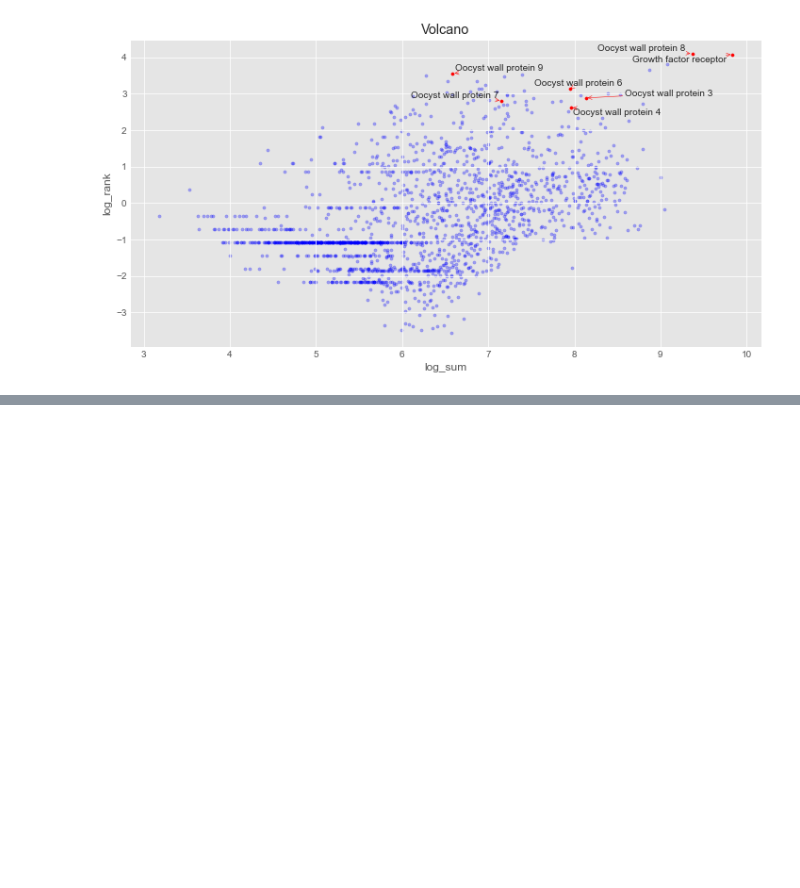
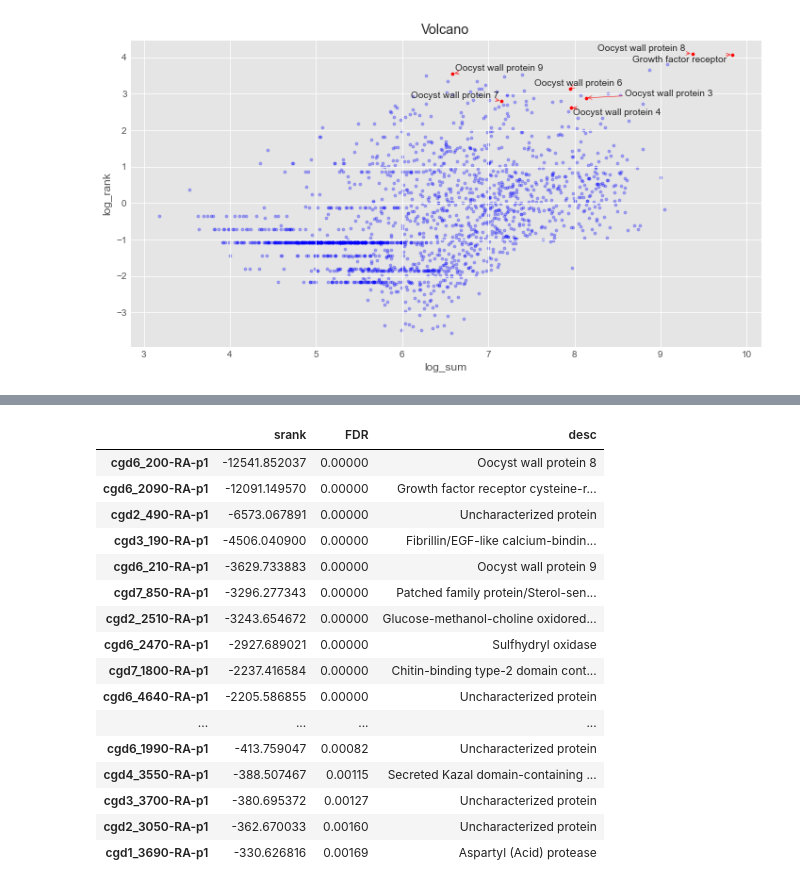
Before and after one commit to mtinti/oocyst_wall_proteome, a Jupyter notebook: notebooks/analysis.ipynb, the cells around one changed output, grey strips where cells are left out. Cells and saved outputs as stored; diff of their text form; code cells hidden in the pictures; blank space fills up the shorter version.

```diff
--- a/notebooks/analysis.ipynb
+++ b/notebooks/analysis.ipynb
@@ -740,3 +738,23 @@ No handles with labels found to put in legend.
+# %%
+viz.sort_values('srank')[['srank','FDR','desc']].head(50)
+# %% [output]
+|  | srank | FDR | desc |
+| cgd6_200-RA-p1 | -12541.852037 | 0.00000 | Oocyst wall protein 8 |
+| cgd6_2090-RA-p1 | -12091.149570 | 0.00000 | Growth factor receptor cysteine-r... |
+| cgd2_490-RA-p1 | -6573.067891 | 0.00000 | Uncharacterized protein |
+| cgd3_190-RA-p1 | -4506.040900 | 0.00000 | Fibrillin/EGF-like calcium-bindin... |
+| cgd6_210-RA-p1 | -3629.733883 | 0.00000 | Oocyst wall protein 9 |
+| cgd7_850-RA-p1 | -3296.277343 | 0.00000 | Patched family protein/Sterol-sen... |
+| cgd2_2510-RA-p1 | -3243.654672 | 0.00000 | Glucose-methanol-choline oxidored... |
+| cgd6_2470-RA-p1 | -2927.689021 | 0.00000 | Sulfhydryl oxidase |
+| cgd7_1800-RA-p1 | -2237.416584 | 0.00000 | Chitin-binding type-2 domain cont... |
+| cgd6_4640-RA-p1 | -2205.586855 | 0.00000 | Uncharacterized protein |
+| ... | ... | ... | ... |
+| cgd6_1990-RA-p1 | -413.759047 | 0.00082 | Uncharacterized protein |
+| cgd4_3550-RA-p1 | -388.507467 | 0.00115 | Secreted Kazal domain-containing ... |
+| cgd3_3700-RA-p1 | -380.695372 | 0.00127 | Uncharacterized protein |
+| cgd2_3050-RA-p1 | -362.670033 | 0.00160 | Uncharacterized protein |
+| cgd1_3690-RA-p1 | -330.626816 | 0.00169 | Aspartyl (Acid) protease |
 # %%
 !jupyter nbconvert --to html_toc analysis.ipynb
 # %% [output]
```
Also changed, not shown: parts of 21 cells of this notebook, 7 other files.
